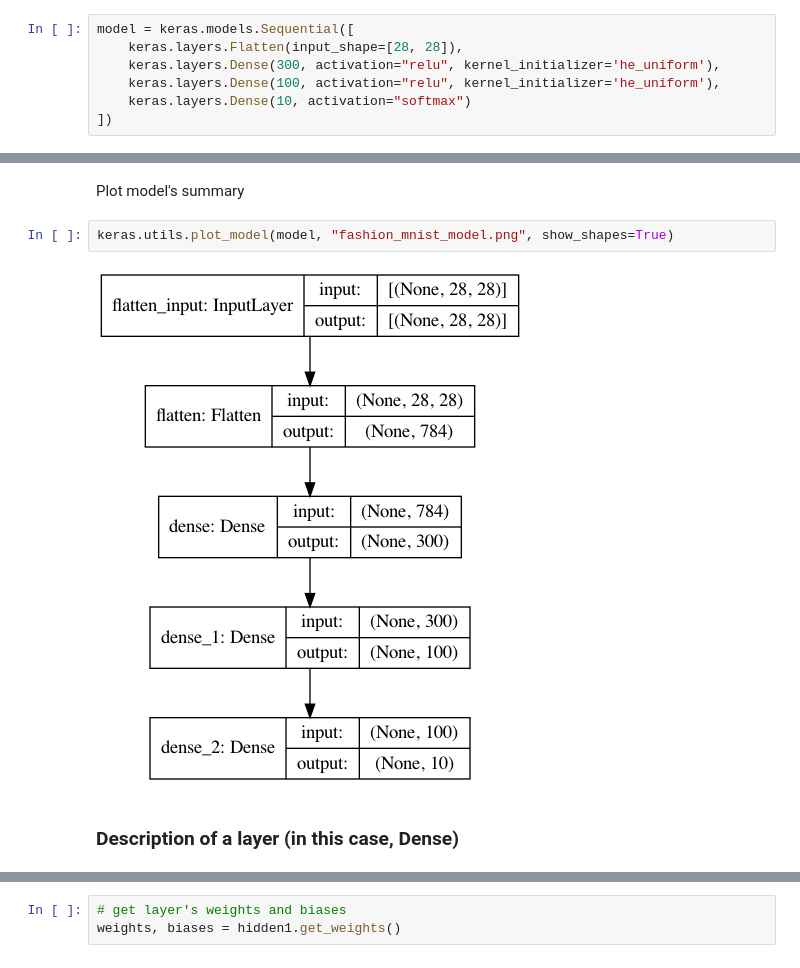
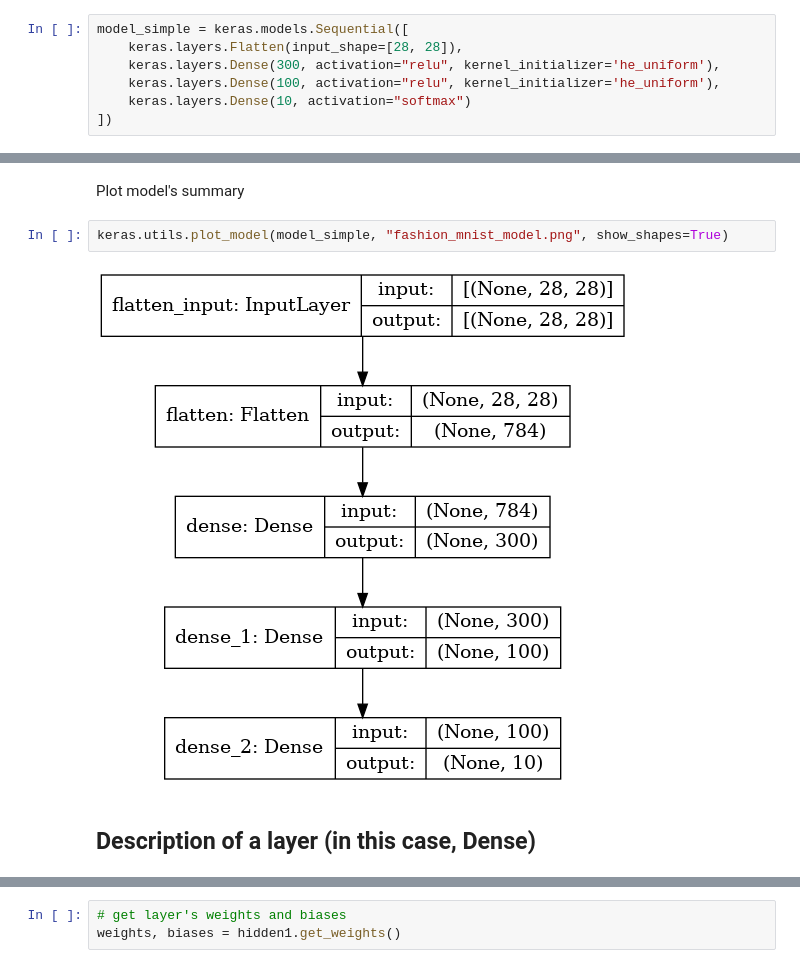
Before and after one commit to tzamalisp/dev_tasks, a Jupyter notebook: NBs/NN01 - Neural Networks Introduction - MNIST Fashion (Classification).ipynb, the cells around one changed output, grey strips where cells are left out. Saved outputs shown, nothing was run; the diff lists cells and outputs as text.

```diff
--- a/NBs/NN01 - Neural Networks Introduction - MNIST Fashion (Classification).ipynb
+++ b/NBs/NN01 - Neural Networks Introduction - MNIST Fashion (Classification).ipynb
@@ -201,7 +201,7 @@ Reset all state generated by Keras (if a model was initiated previously)
 # %%
 keras.backend.clear_session()
 # %%
-model = keras.models.Sequential([
+model_simple = keras.models.Sequential([
     keras.layers.Flatten(input_shape=[28, 28]),
     keras.layers.Dense(300, activation="relu", kernel_initializer='he_uniform'),
     keras.layers.Dense(100, activation="relu", kernel_initializer='he_uniform'),
@@ -240,10 +240,10 @@ _________________________________________________________________
 # %% [markdown]
 Plot model's summary
 # %%
-keras.utils.plot_model(model, "fashion_mnist_model.png", show_shapes=True)
+keras.utils.plot_model(model_simple, "fashion_mnist_model.png", show_shapes=True)
 # %% [output]
-[figure, old version]
+[figure, new version]
 # %% [markdown]
-### Description of a layer (in this case, Dense)
+## Description of a layer (in this case, Dense)
 # %%
 # name
```
Also changed, not shown: parts of 111 cells of this notebook, 1 other file.
